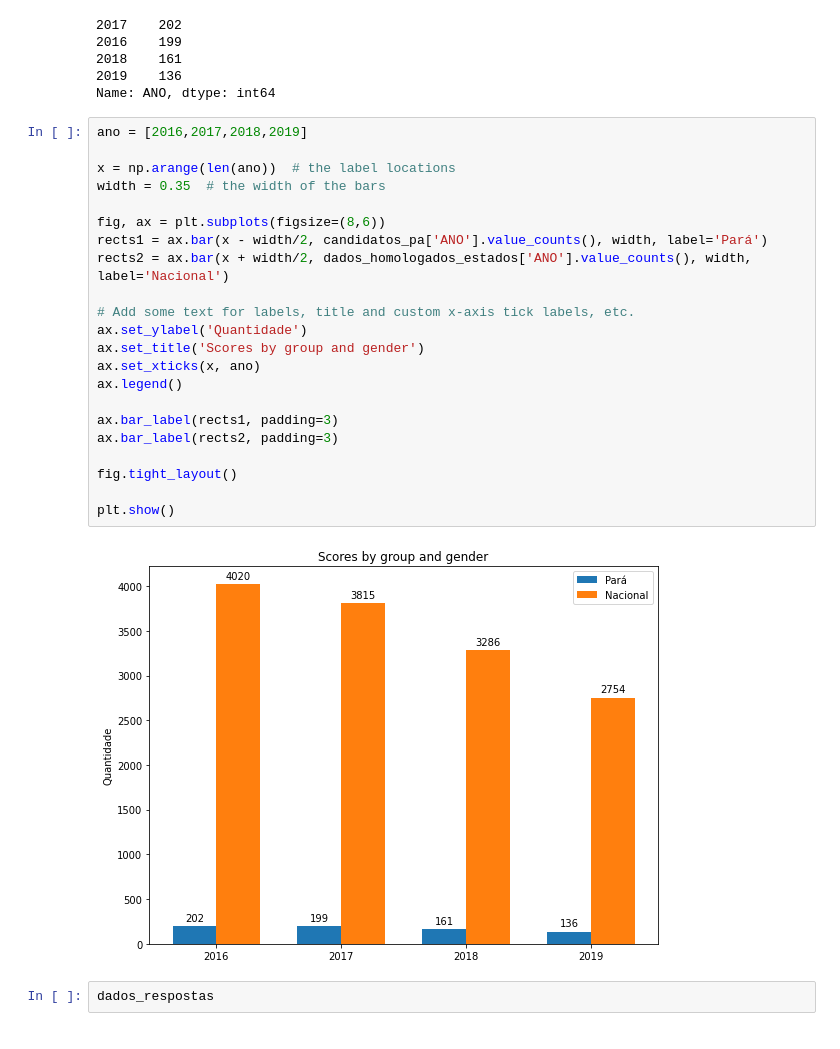
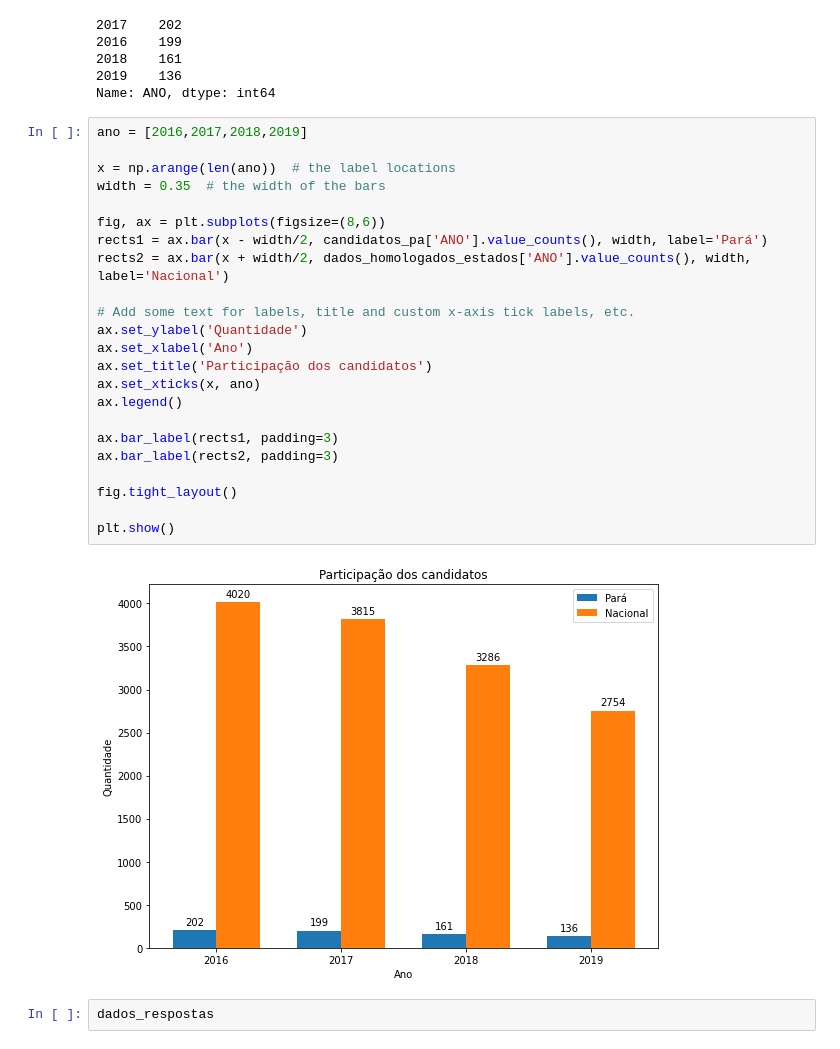
Before and after one commit to jeancarloscc/OrientPOSCOMP-System, a Jupyter notebook: transformacao_v1.ipynb, the cells around one changed output. Cells and saved outputs as stored; diff of their text form.

```diff
--- a/transformacao_v1.ipynb
+++ b/transformacao_v1.ipynb
@@ -478,27 +481,28 @@ Name: ANO, dtype: int64
 # %%
 ano = [2016,2017,2018,2019]
 
 x = np.arange(len(ano))  # the label locations
 width = 0.35  # the width of the bars
 
 fig, ax = plt.subplots(figsize=(8,6))
 rects1 = ax.bar(x - width/2, candidatos_pa['ANO'].value_counts(), width, label='Pará')
 rects2 = ax.bar(x + width/2, dados_homologados_estados['ANO'].value_counts(), width, label='Nacional')
 
 # Add some text for labels, title and custom x-axis tick labels, etc.
 ax.set_ylabel('Quantidade')
-ax.set_title('Scores by group and gender')
+ax.set_xlabel('Ano')
+ax.set_title('Participação dos candidatos')
 ax.set_xticks(x, ano)
 ax.legend()
 
 ax.bar_label(rects1, padding=3)
 ax.bar_label(rects2, padding=3)
 
 fig.tight_layout()
 
 plt.show()
 # %% [output]
-[figure, old version]
+[figure, new version]
 # %%
 dados_respostas
 # %% [output]
```
Also changed, not shown: parts of 10 cells of this notebook, 9 other files.
